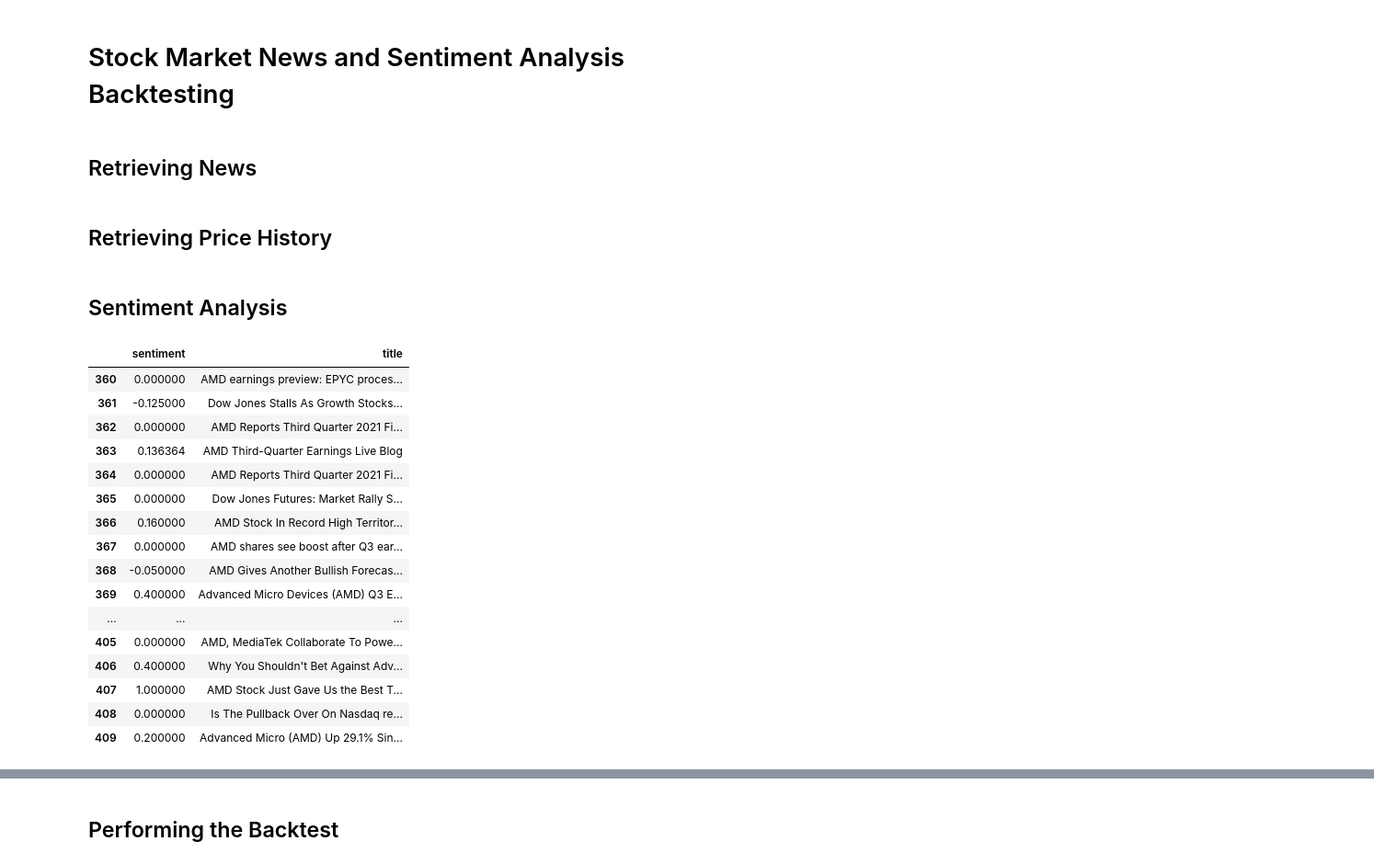
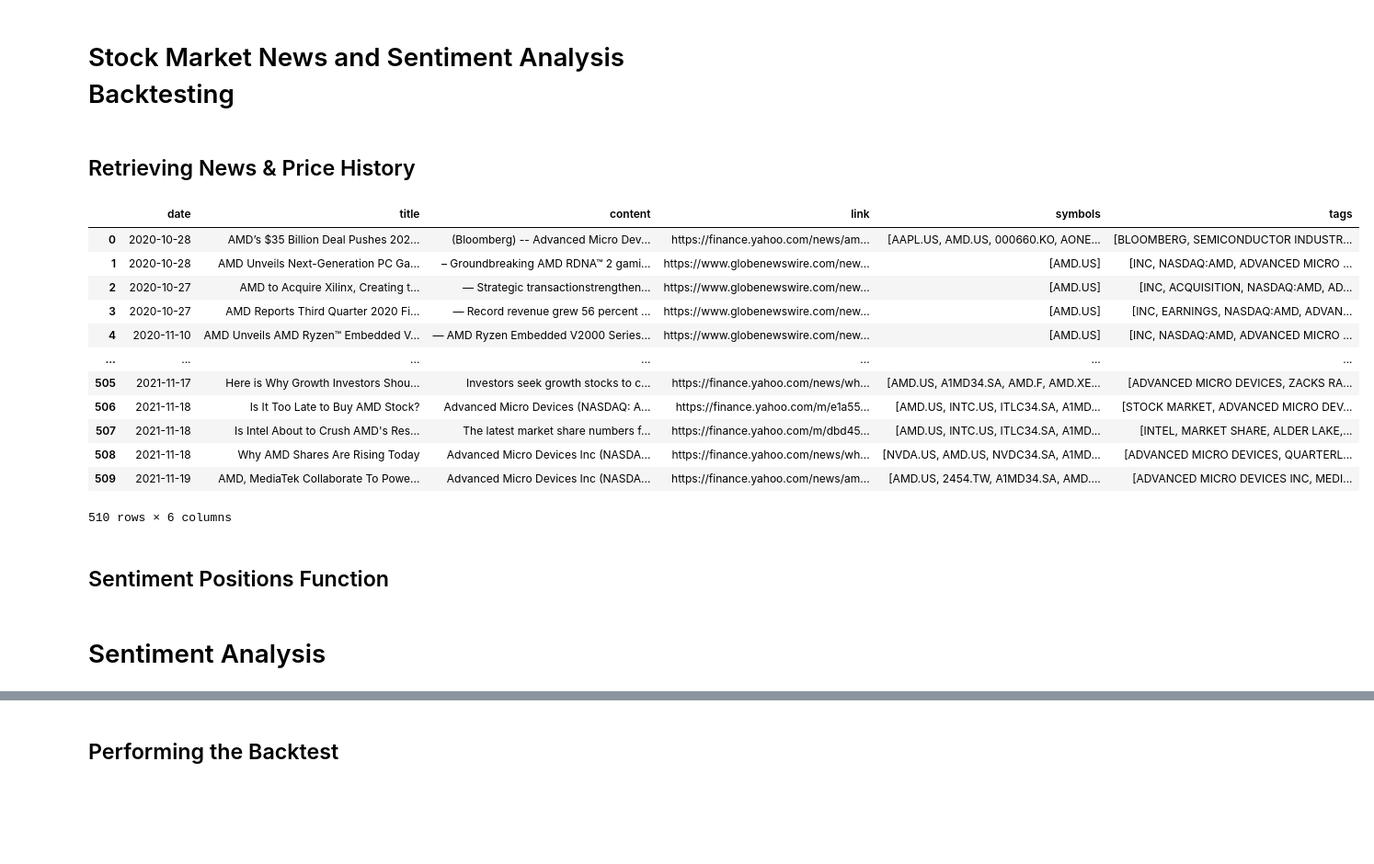
Before and after one commit to marcosan93/Medium-Misc-Tutorials, a Jupyter notebook: Stock-Market-Tutorials/Financial-News-Backtest.ipynb, the cells around one changed output, grey strips where cells are left out. Shown at 92% size. Drawn from its saved outputs; the diff is of its cells as text; code cells hidden in the pictures; blank space fills up the shorter version.

```diff
--- a/Stock-Market-Tutorials/Financial-News-Backtest.ipynb
+++ b/Stock-Market-Tutorials/Financial-News-Backtest.ipynb
@@ -22,9 +20,9 @@ with open("../../eodHistoricalData-API.txt", "r") as f:
 # EOD Historical Data client
 client = EodHistoricalData(api_key)
 # %% [markdown]
-## Retrieving News
+## Retrieving News & Price History
 # %%
-def getNews(ticker, days):
+def getNewsAndPrices(ticker, days):
     """
     Retrieves financial news over the course of a specified number of days for
     a given stock ticker.
@@ -44,7 +42,7 @@ def getNews(ticker, days):
             s=ticker,
             from_=(ago+timedelta(days=i-10)).strftime("%Y-%m-%d"),
             to=(ago+timedelta(days=i)).strftime("%Y-%m-%d"),
-            limit=50
+            limit=100
         )
 
         # Adding to the news list
@@ -54,13 +52,17 @@ def getNews(ticker, days):
     lst = [i for i in news if sum(x in {ticker.lower()} for x in nltk.word_tokenize(i['title'].lower()))>=1]
 
     # Formatting the date
-    df = pd.DataFrame(lst)
+    news = pd.DataFrame(lst)
 
-    df['date'] = df['date'].apply(lambda x: x[:10])
+    news['date'] = news['date'].apply(lambda x: x[:10])
 
-    return df
+    # Getting prices
+    prices = pd.DataFrame(client.get_prices_eod(ticker, from_=ago.strftime("%Y-%m-%d")))
+
+    # Set index
+    prices = prices.set_index('date', drop=True)
+
+    return news, prices
 # %%
-# Retrieving financial news
-news = getNews("AMD", 365)
+# Retrieving financial news and price history
+news, prices = getNewsAndPrices("AMD", 400)
-# %% [markdown]
-## Retrieving Price History
@@ -75,0 +69,18 @@ prices = prices.set_index('date', drop=True)
+# %%
+news
+# %% [output]
+|  | date | title | content | link | symbols | tags |
+| 0 | 2020-10-28 | AMD’s $35 Billion Deal Pushes 202... | (Bloomberg) -- Advanced Micro Dev... | https://finance.yahoo.com/news/am... | [AAPL.US, AMD.US, 000660.KO, AONE... | [BLOOMBERG, SEMICONDUCTOR INDUSTR... |
+| 1 | 2020-10-28 | AMD Unveils Next-Generation PC Ga... | – Groundbreaking AMD RDNA™ 2 gami... | https://www.globenewswire.com/new... | [AMD.US] | [INC, NASDAQ:AMD, ADVANCED MICRO ... |
+| 2 | 2020-10-27 | AMD to Acquire Xilinx, Creating t... | — Strategic transactionstrengthen... | https://www.globenewswire.com/new... | [AMD.US] | [INC, ACQUISITION, NASDAQ:AMD, AD... |
+| 3 | 2020-10-27 | AMD Reports Third Quarter 2020 Fi... | ― Record revenue grew 56 percent ... | https://www.globenewswire.com/new... | [AMD.US] | [INC, EARNINGS, NASDAQ:AMD, ADVAN... |
+| 4 | 2020-11-10 | AMD Unveils AMD Ryzen™ Embedded V... | — AMD Ryzen Embedded V2000 Series... | https://www.globenewswire.com/new... | [AMD.US] | [INC, NASDAQ:AMD, ADVANCED MICRO ... |
+| ... | ... | ... | ... | ... | ... | ... |
+| 505 | 2021-11-17 | Here is Why Growth Investors Shou... | Investors seek growth stocks to c... | https://finance.yahoo.com/news/wh... | [AMD.US, A1MD34.SA, AMD.F, AMD.XE... | [ADVANCED MICRO DEVICES, ZACKS RA... |
+| 506 | 2021-11-18 | Is It Too Late to Buy AMD Stock? | Advanced Micro Devices (NASDAQ: A... | https://finance.yahoo.com/m/e1a55... | [AMD.US, INTC.US, ITLC34.SA, A1MD... | [STOCK MARKET, ADVANCED MICRO DEV... |
+| 507 | 2021-11-18 | Is Intel About to Crush AMD's Res... | The latest market share numbers f... | https://finance.yahoo.com/m/dbd45... | [AMD.US, INTC.US, ITLC34.SA, A1MD... | [INTEL, MARKET SHARE, ALDER LAKE,... |
+| 508 | 2021-11-18 | Why AMD Shares Are Rising Today | Advanced Micro Devices Inc (NASDA... | https://finance.yahoo.com/news/wh... | [NVDA.US, AMD.US, NVDC34.SA, A1MD... | [ADVANCED MICRO DEVICES, QUARTERL... |
+| 509 | 2021-11-19 | AMD, MediaTek Collaborate To Powe... | Advanced Micro Devices Inc (NASDA... | https://finance.yahoo.com/news/am... | [AMD.US, 2454.TW, A1MD34.SA, AMD.... | [ADVANCED MICRO DEVICES INC, MEDI... |
+510 rows × 6 columns
+# %% [markdown]
+## Sentiment Positions Function
@@ -76,2 +99,2 @@ prices = prices.set_index('date', drop=True)
 # %% [markdown]
-## Sentiment Analysis
+# Sentiment Analysis
@@ -80,20 +100,0 @@ news['sentiment'] = news['title'].apply(lambda x: TextBlob(x.lower()).sentiment[
-# %%
-news[['sentiment', 'title']].tail(50)
-# %% [output]
-|  | sentiment | title |
-| 360 | 0.000000 | AMD earnings preview: EPYC proces... |
-| 361 | -0.125000 | Dow Jones Stalls As Growth Stocks... |
-| 362 | 0.000000 | AMD Reports Third Quarter 2021 Fi... |
-| 363 | 0.136364 | AMD Third-Quarter Earnings Live Blog |
-| 364 | 0.000000 | AMD Reports Third Quarter 2021 Fi... |
-| 365 | 0.000000 | Dow Jones Futures: Market Rally S... |
-| 366 | 0.160000 | AMD Stock In Record High Territor... |
-| 367 | 0.000000 | AMD shares see boost after Q3 ear... |
-| 368 | -0.050000 | AMD Gives Another Bullish Forecas... |
-| 369 | 0.400000 | Advanced Micro Devices (AMD) Q3 E... |
-| ... | ... | ... |
-| 405 | 0.000000 | AMD, MediaTek Collaborate To Powe... |
-| 406 | 0.400000 | Why You Shouldn't Bet Against Adv... |
-| 407 | 1.000000 | AMD Stock Just Gave Us the Best T... |
-| 408 | 0.000000 | Is The Pullback Over On Nasdaq re... |
-| 409 | 0.200000 | Advanced Micro (AMD) Up 29.1% Sin... |
```
Also changed, not shown: parts of 13 cells of this notebook.
